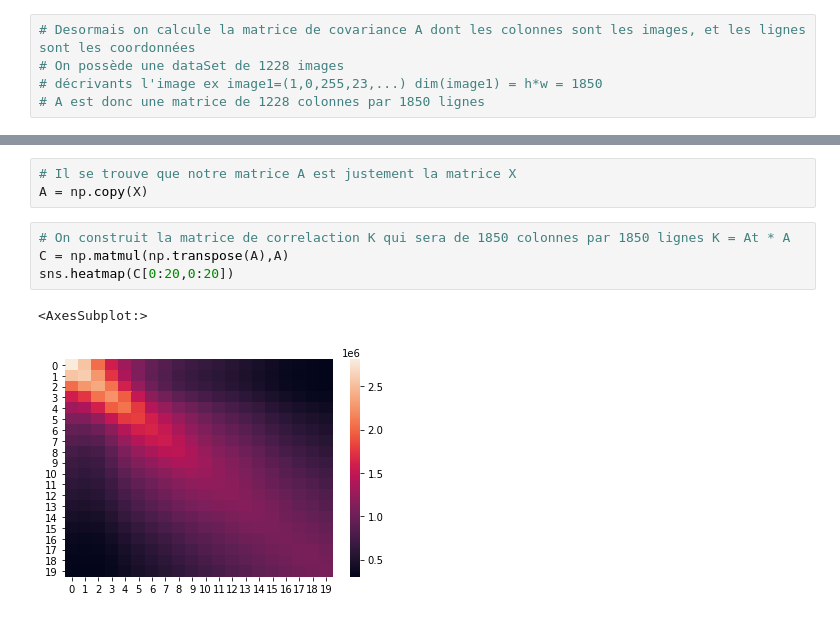
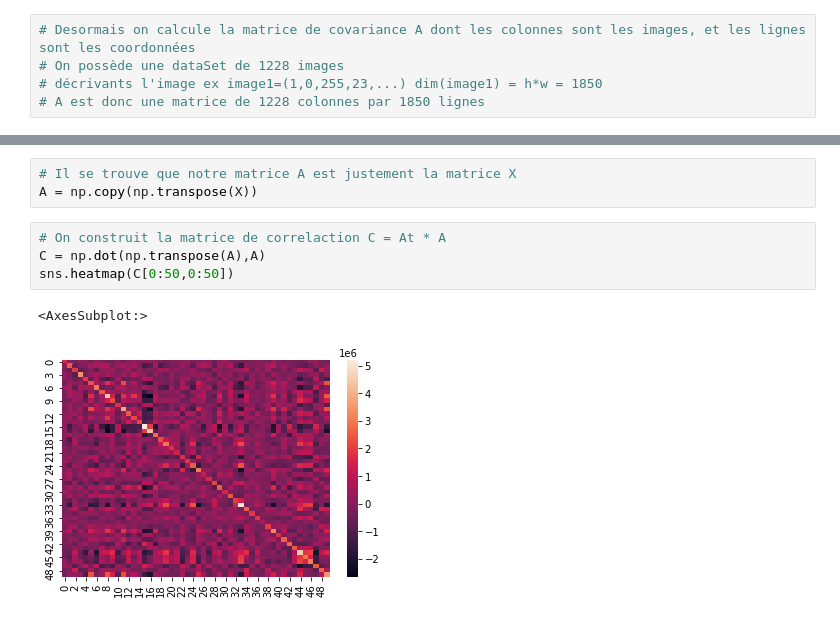
Before and after one commit to ahmedbrh/PCA-eigenFaces, a Jupyter notebook: EigenFace.ipynb, the cells around one changed output, grey strips where cells are left out. Cells and saved outputs as stored; diff of their text form.

```diff
--- a/EigenFace.ipynb
+++ b/EigenFace.ipynb
@@ -64,13 +64,13 @@ for i in range(len(X)):
 <img src="EquationsImages/equ5.png" alt="drawing" width="100"/>
 # %%
 # Il se trouve que notre matrice A est justement la matrice X
-A = np.copy(X)
+A = np.copy(np.transpose(X))
 # %%
-# On construit la matrice de correlaction K qui sera de 1850 colonnes par 1850 lignes K = At * A
-C = np.matmul(np.transpose(A),A)
-sns.heatmap(C[0:20,0:20])
+# On construit la matrice de correlaction C = At * A
+C = np.dot(np.transpose(A),A)
+sns.heatmap(C[0:50,0:50])
 # %% [output]
 <AxesSubplot:>
-[figure, old version]
+[figure, new version]
 # %%
 def showEllipsoid(dim1, dim2):
```
Also changed, not shown: parts of 7 cells of this notebook.
